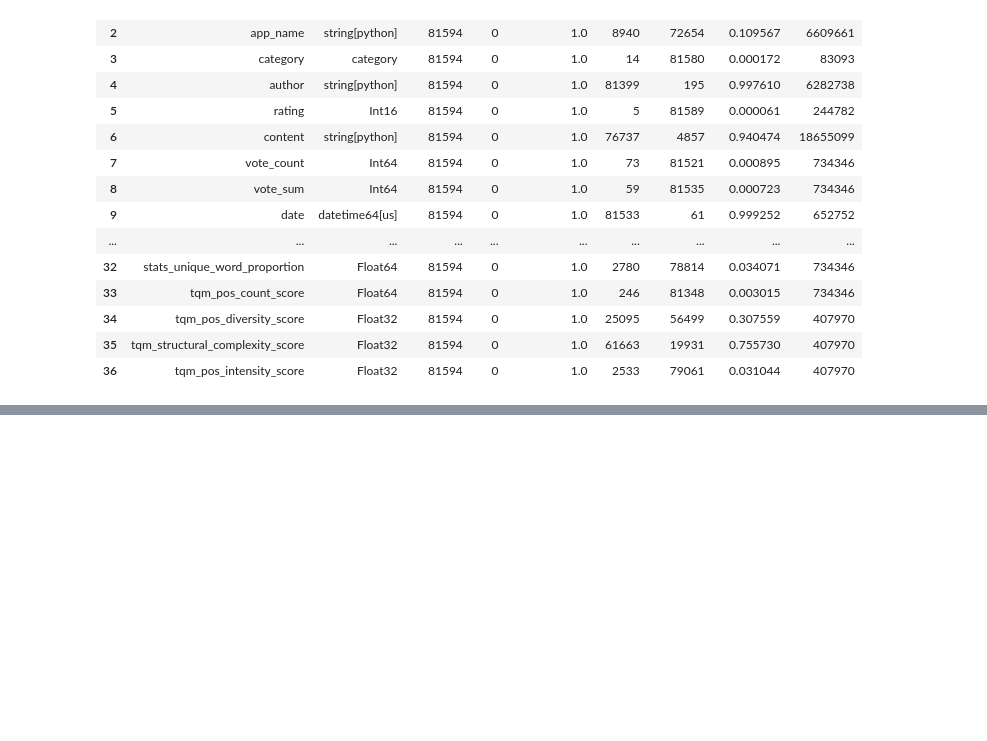
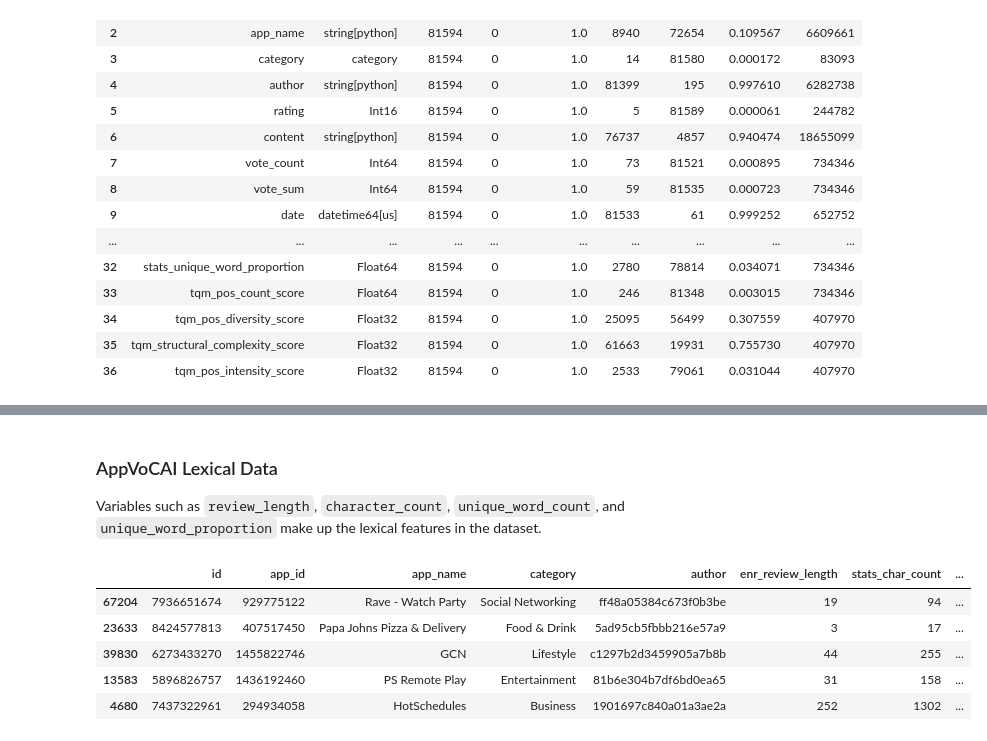
Before and after one commit to variancexplained/genai-lab-slm, a Jupyter notebook: notebooks/content/02_eda/01_overview.ipynb, the cells around one changed output, grey strips where cells are left out. Cells and saved outputs as stored; diff of their text form; code cells hidden in the pictures; blank space fills up the shorter version.

```diff
--- a/notebooks/content/02_eda/01_overview.ipynb
+++ b/notebooks/content/02_eda/01_overview.ipynb
@@ -197,0 +216,12 @@ In essence, this dataset’s completeness and a mix of low- and high-cardinality
+# %% [markdown]
+### AppVoCAI Lexical Data
+Variables such as `review_length`, `character_count`, `unique_word_count`, and `unique_word_proportion` make up the lexical features in the dataset.
+# %%
+eda.sample(n=5, random_state=4, column_subset=["lexical"])
+# %% [output]
+|  | id | app_id | app_name | category | author | enr_review_length | stats_char_count | ... |
+| 67204 | 7936651674 | 929775122 | Rave - Watch Party | Social Networking | ff48a05384c673f0b3be | 19 | 94 | ... |
+| 23633 | 8424577813 | 407517450 | Papa Johns Pizza & Delivery | Food & Drink | 5ad95cb5fbbb216e57a9 | 3 | 17 | ... |
+| 39830 | 6273433270 | 1455822746 | GCN | Lifestyle | c1297b2d3459905a7b8b | 44 | 255 | ... |
+| 13583 | 5896826757 | 1436192460 | PS Remote Play | Entertainment | 81b6e304b7df6bd0ea65 | 31 | 158 | ... |
+| 4680 | 7437322961 | 294934058 | HotSchedules | Business | 1901697c840a01a3ae2a | 252 | 1302 | ... |
```
Also changed, not shown: parts of 24 cells of this notebook, 50 other files.
